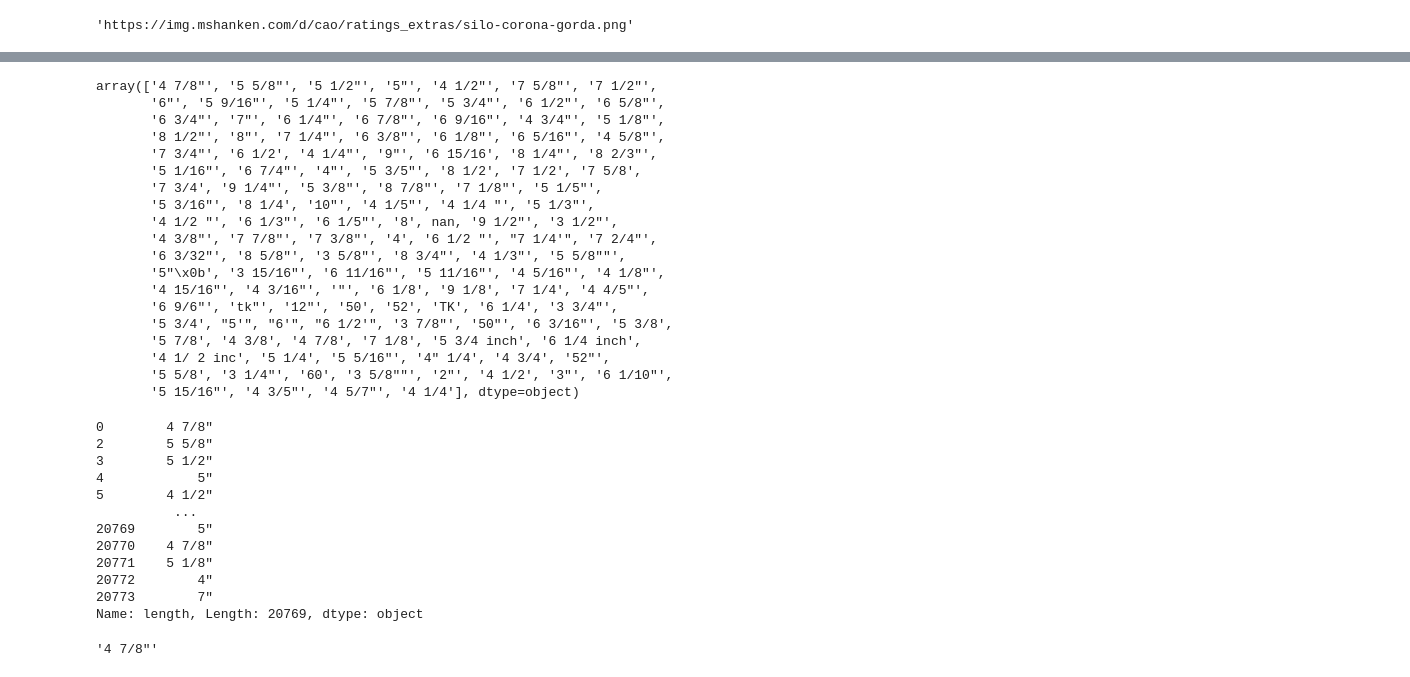
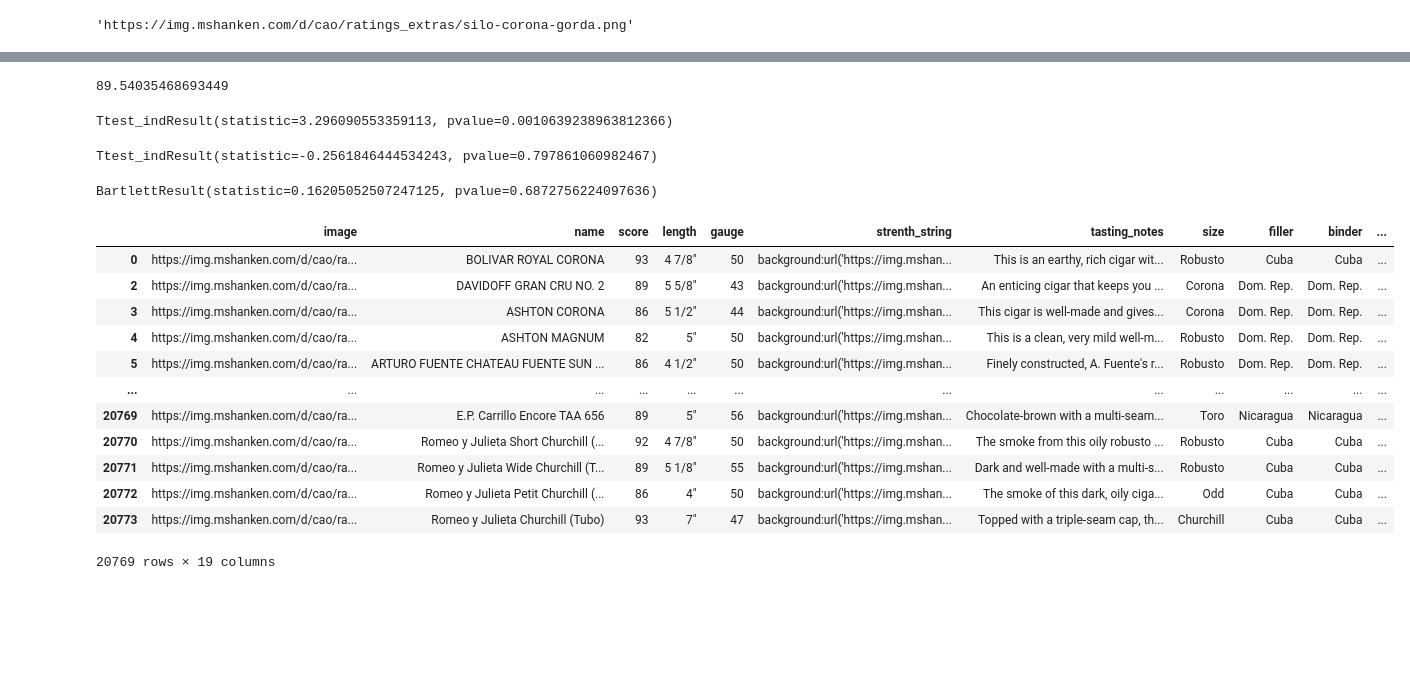
Before and after one commit to dj-betts/top-25-cigars, a Jupyter notebook: eda_cigar_aficionado.ipynb, the cells around one changed output, grey strips where cells are left out. Drawn from its saved outputs; the diff is of its cells as text; code cells hidden in the pictures; blank space fills up the shorter version.

Commit message:
welchs test

```diff
--- a/eda_cigar_aficionado.ipynb
+++ b/eda_cigar_aficionado.ipynb
@@ -82,0 +162,8 @@ list_lengths = df.length.value_counts()
+# %%
+cuba_scores.mean()
+# %% [output]
+89.54035468693449
+# %%
+stats.ttest_ind(nic_score,usa_score, equal_var = False)
+# %% [output]
+Ttest_indResult(statistic=3.296090553359113, pvalue=0.0010639238963812366)
@@ -83,41 +172,26 @@ list_lengths = df.length.value_counts()
+# %%
+rvs1 = stats.norm.rvs(loc=5,scale=10,size=500)
+rvs2 = stats.norm.rvs(loc=5,scale=10,size=500)
+stats.ttest_ind(rvs1,rvs2)
+# %% [output]
+Ttest_indResult(statistic=-0.2561846444534243, pvalue=0.797861060982467)
+# %%
+stats.bartlett(rvs1, rvs2)
+# %% [output]
+BartlettResult(statistic=0.16205052507247125, pvalue=0.6872756224097636)
 # %%
-df.length.unique()
+df
 # %% [output]
+|  | image | name | score | length | gauge | strenth_string | tasting_notes | size | filler | binder | ... |
+| 0 | https://img.mshanken.com/d/cao/ra... | BOLIVAR ROYAL CORONA | 93 | 4 7/8" | 50 | background:url('https://img.mshan... | This is an earthy, rich cigar wit... | Robusto | Cuba | Cuba | ... |
+| 2 | https://img.mshanken.com/d/cao/ra... | DAVIDOFF GRAN CRU NO. 2 | 89 | 5 5/8" | 43 | background:url('https://img.mshan... | An enticing cigar that keeps you ... | Corona | Dom. Rep. | Dom. Rep. | ... |
+| 3 | https://img.mshanken.com/d/cao/ra... | ASHTON CORONA | 86 | 5 1/2" | 44 | background:url('https://img.mshan... | This cigar is well-made and gives... | Corona | Dom. Rep. | Dom. Rep. | ... |
+| 4 | https://img.mshanken.com/d/cao/ra... | ASHTON MAGNUM | 82 | 5" | 50 | background:url('https://img.mshan... | This is a clean, very mild well-m... | Robusto | Dom. Rep. | Dom. Rep. | ... |
+| 5 | https://img.mshanken.com/d/cao/ra... | ARTURO FUENTE CHATEAU FUENTE SUN ... | 86 | 4 1/2" | 50 | background:url('https://img.mshan... | Finely constructed, A. Fuente's r... | Robusto | Dom. Rep. | Dom. Rep. | ... |
+| ... | ... | ... | ... | ... | ... | ... | ... | ... | ... | ... | ... |
+| 20769 | https://img.mshanken.com/d/cao/ra... | E.P. Carrillo Encore TAA 656 | 89 | 5" | 56 | background:url('https://img.mshan... | Chocolate-brown with a multi-seam... | Toro | Nicaragua | Nicaragua | ... |
+| 20770 | https://img.mshanken.com/d/cao/ra... | Romeo y Julieta Short Churchill (... | 92 | 4 7/8" | 50 | background:url('https://img.mshan... | The smoke from this oily robusto ... | Robusto | Cuba | Cuba | ... |
+| 20771 | https://img.mshanken.com/d/cao/ra... | Romeo y Julieta Wide Churchill (T... | 89 | 5 1/8" | 55 | background:url('https://img.mshan... | Dark and well-made with a multi-s... | Robusto | Cuba | Cuba | ... |
+| 20772 | https://img.mshanken.com/d/cao/ra... | Romeo y Julieta Petit Churchill (... | 86 | 4" | 50 | background:url('https://img.mshan... | The smoke of this dark, oily ciga... | Odd | Cuba | Cuba | ... |
+| 20773 | https://img.mshanken.com/d/cao/ra... | Romeo y Julieta Churchill (Tubo) | 93 | 7" | 47 | background:url('https://img.mshan... | Topped with a triple-seam cap, th... | Churchill | Cuba | Cuba | ... |
-array(['4 7/8"', '5 5/8"', '5 1/2"', '5"', '4 1/2"', '7 5/8"', '7 1/2"',
-       '6"', '5 9/16"', '5 1/4"', '5 7/8"', '5 3/4"', '6 1/2"', '6 5/8"',
-       '6 3/4"', '7"', '6 1/4"', '6 7/8"', '6 9/16"', '4 3/4"', '5 1/8"',
-       '8 1/2"', '8"', '7 1/4"', '6 3/8"', '6 1/8"', '6 5/16"', '4 5/8"',
-       '7 3/4"', '6 1/2', '4 1/4"', '9"', '6 15/16', '8 1/4"', '8 2/3"',
-       '5 1/16"', '6 7/4"', '4"', '5 3/5"', '8 1/2', '7 1/2', '7 5/8',
-       '7 3/4', '9 1/4"', '5 3/8"', '8 7/8"', '7 1/8"', '5 1/5"',
-       '5 3/16"', '8 1/4', '10"', '4 1/5"', '4 1/4 "', '5 1/3"',
-       '4 1/2 "', '6 1/3"', '6 1/5"', '8', nan, '9 1/2"', '3 1/2"',
-       '4 3/8"', '7 7/8"', '7 3/8"', '4', '6 1/2 "', "7 1/4'", '7 2/4"',
-       '6 3/32"', '8 5/8"', '3 5/8"', '8 3/4"', '4 1/3"', '5 5/8""',
-       '5"\x0b', '3 15/16"', '6 11/16"', '5 11/16"', '4 5/16"', '4 1/8"',
-       '4 15/16"', '4 3/16"', '"', '6 1/8', '9 1/8', '7 1/4', '4 4/5"',
-       '6 9/6"', 'tk"', '12"', '50', '52', 'TK', '6 1/4', '3 3/4"',
-       '5 3/4', "5'", "6'", "6 1/2'", '3 7/8"', '50"', '6 3/16"', '5 3/8',
-       '5 7/8', '4 3/8', '4 7/8', '7 1/8', '5 3/4 inch', '6 1/4 inch',
-       '4 1/ 2 inc', '5 1/4', '5 5/16"', '4" 1/4', '4 3/4', '52"',
-       '5 5/8', '3 1/4"', '60', '3 5/8""', '2"', '4 1/2', '3"', '6 1/10"',
-       '5 15/16"', '4 3/5"', '4 5/7"', '4 1/4'], dtype=object)
+20769 rows × 19 columns
-# %%
-df.length
-# %% [output]
-0        4 7/8"
-2        5 5/8"
-3        5 1/2"
-4            5"
-5        4 1/2"
-          ...
-20769        5"
-20770    4 7/8"
-20771    5 1/8"
-20772        4"
-20773        7"
-Name: length, Length: 20769, dtype: object
-# %%
-test_length
-# %% [output]
-'4 7/8"'
```
Also changed, not shown: parts of 21 cells of this notebook.
